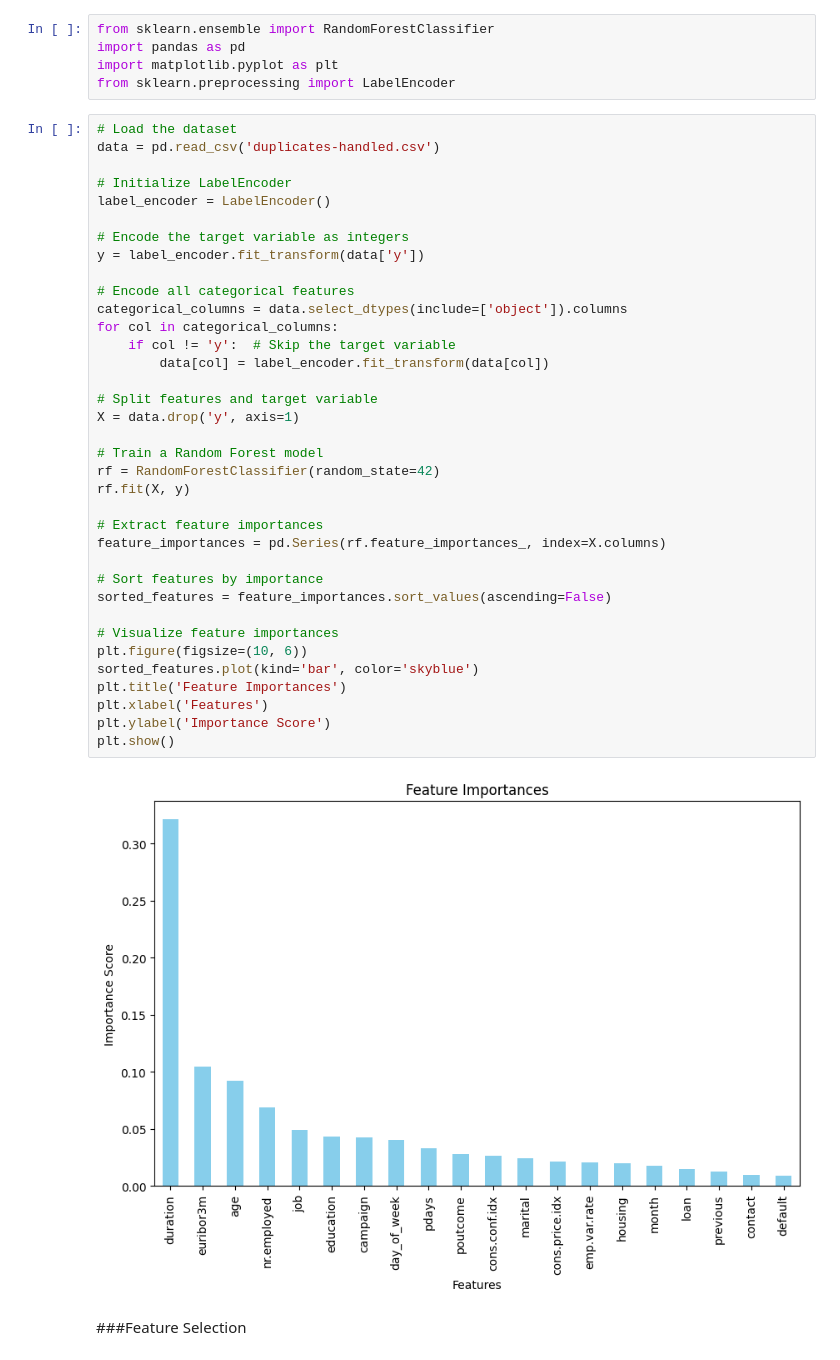
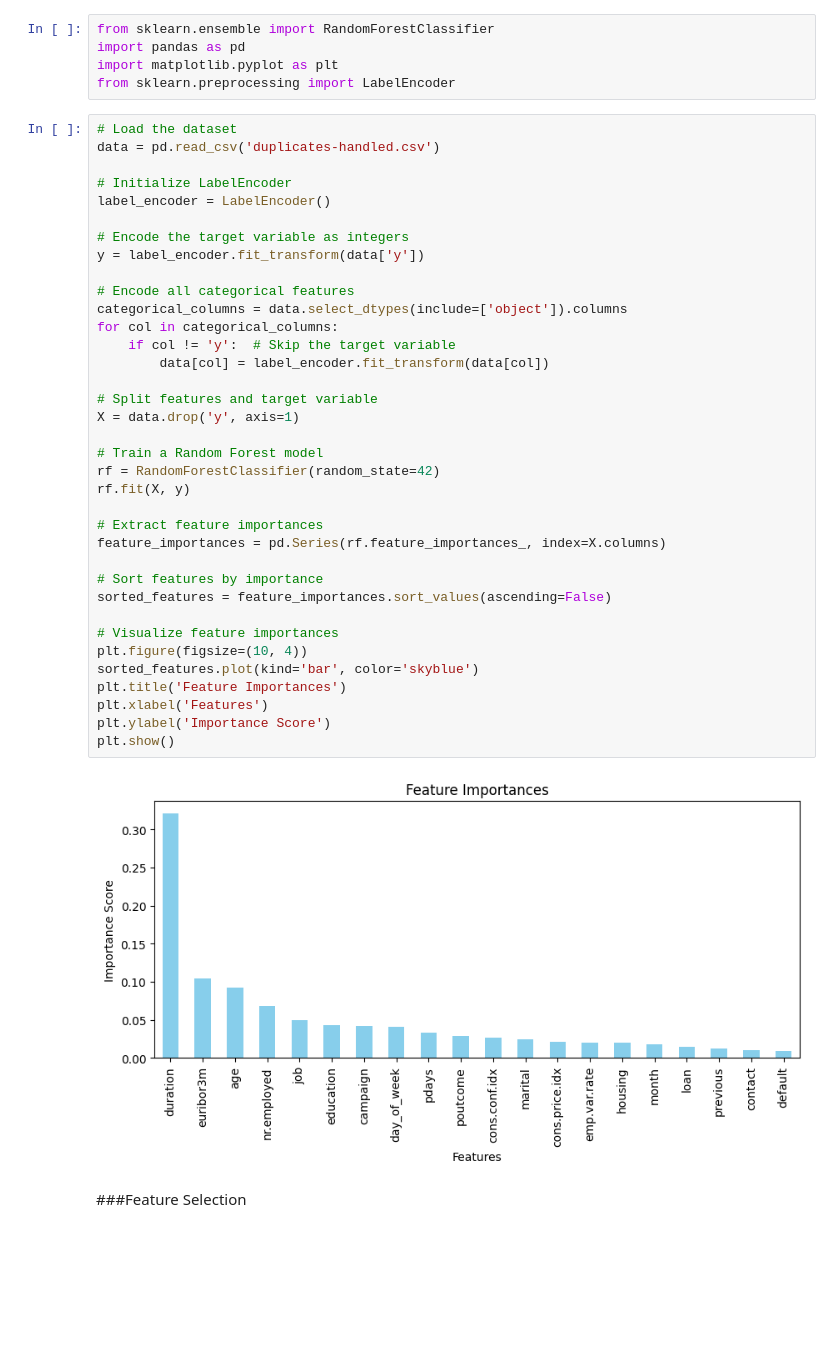
Before and after one commit to AsminiKOD/ClientPredicting, a Jupyter notebook: DataPreprocessing.ipynb, the cells around one changed output. Drawn from its saved outputs; the diff is of its cells as text; blank space fills up the shorter version.

```diff
--- a/DataPreprocessing.ipynb
+++ b/DataPreprocessing.ipynb
@@ -162,35 +162,35 @@ label_encoder = LabelEncoder()
 
 # Encode the target variable as integers
 y = label_encoder.fit_transform(data['y'])
 
 # Encode all categorical features
 categorical_columns = data.select_dtypes(include=['object']).columns
 for col in categorical_columns:
     if col != 'y':  # Skip the target variable
         data[col] = label_encoder.fit_transform(data[col])
 
 # Split features and target variable
 X = data.drop('y', axis=1)
 
 # Train a Random Forest model
 rf = RandomForestClassifier(random_state=42)
 rf.fit(X, y)
 
 # Extract feature importances
 feature_importances = pd.Series(rf.feature_importances_, index=X.columns)
 
 # Sort features by importance
 sorted_features = feature_importances.sort_values(ascending=False)
 
 # Visualize feature importances
-plt.figure(figsize=(10, 6))
+plt.figure(figsize=(10, 4))
 sorted_features.plot(kind='bar', color='skyblue')
 plt.title('Feature Importances')
 plt.xlabel('Features')
 plt.ylabel('Importance Score')
 plt.show()
 # %% [output]
-[figure, old version]
+[figure, new version]
 # %% [markdown]
 ###Feature Selection
 # %%
```
Also changed, not shown: parts of 17 cells of this notebook.
